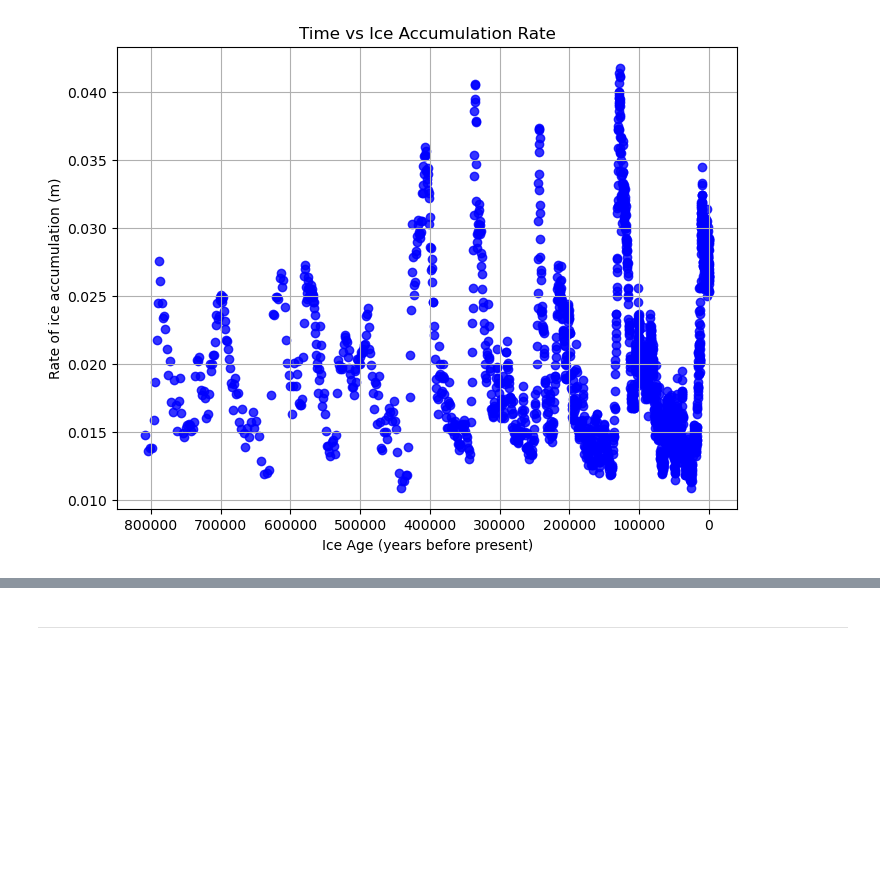
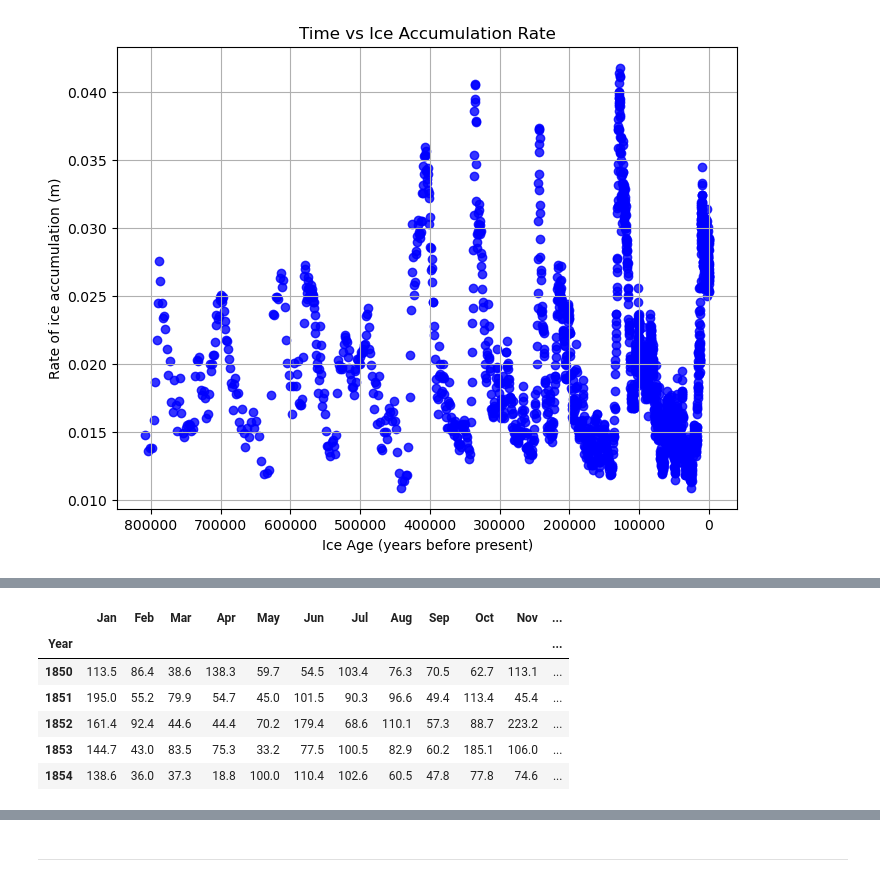
Before and after one commit to jalaca91/project2-programming-data-analysis, a Jupyter notebook: project.ipynb, the cells around one changed output, grey strips where cells are left out. Cells and saved outputs as stored; diff of their text form; code cells hidden in the pictures; blank space fills up the shorter version.

```diff
--- a/project.ipynb
+++ b/project.ipynb
@@ -291,0 +301,13 @@ The plot suggests that ice accumulation has been oscillating since records have
+# %%
+# Read data from IIP_National series
+rain_file_path = "data\IIP_National series.csv"
+rain_df = pd.read_csv(rain_file_path,skiprows =2,index_col="Year")
+rain_df.head()
+# %% [output]
+|  | Jan | Feb | Mar | Apr | May | Jun | Jul | Aug | Sep | Oct | Nov | ... |
+| Year |  |  |  |  |  |  |  |  |  |  |  | ... |
+| 1850 | 113.5 | 86.4 | 38.6 | 138.3 | 59.7 | 54.5 | 103.4 | 76.3 | 70.5 | 62.7 | 113.1 | ... |
+| 1851 | 195.0 | 55.2 | 79.9 | 54.7 | 45.0 | 101.5 | 90.3 | 96.6 | 49.4 | 113.4 | 45.4 | ... |
+| 1852 | 161.4 | 92.4 | 44.6 | 44.4 | 70.2 | 179.4 | 68.6 | 110.1 | 57.3 | 88.7 | 223.2 | ... |
+| 1853 | 144.7 | 43.0 | 83.5 | 75.3 | 33.2 | 77.5 | 100.5 | 82.9 | 60.2 | 185.1 | 106.0 | ... |
+| 1854 | 138.6 | 36.0 | 37.3 | 18.8 | 100.0 | 110.4 | 102.6 | 60.5 | 47.8 | 77.8 | 74.6 | ... |
```
Also changed, not shown: parts of 18 cells of this notebook.
